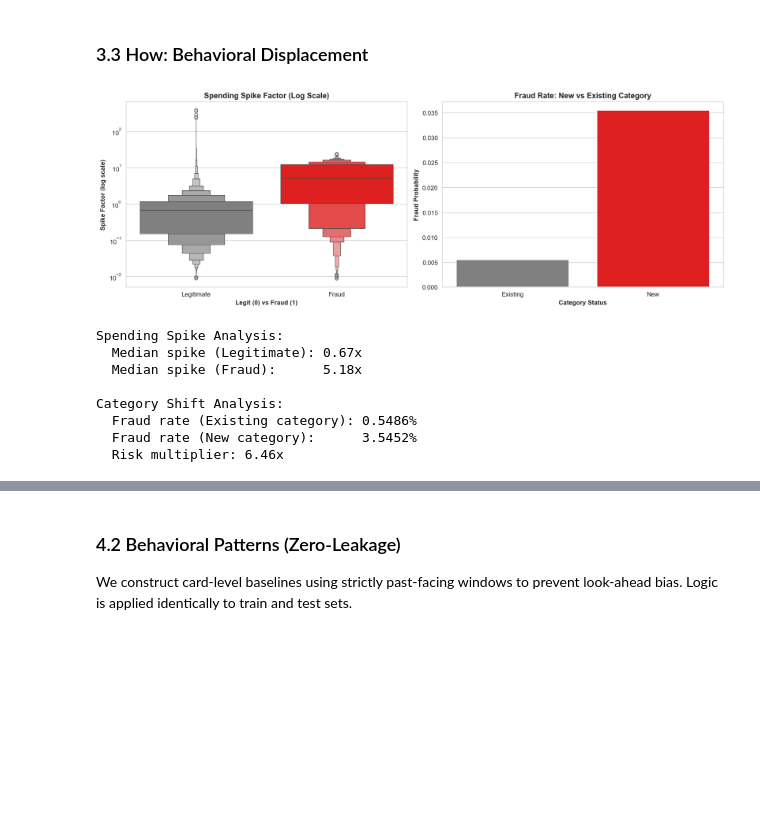
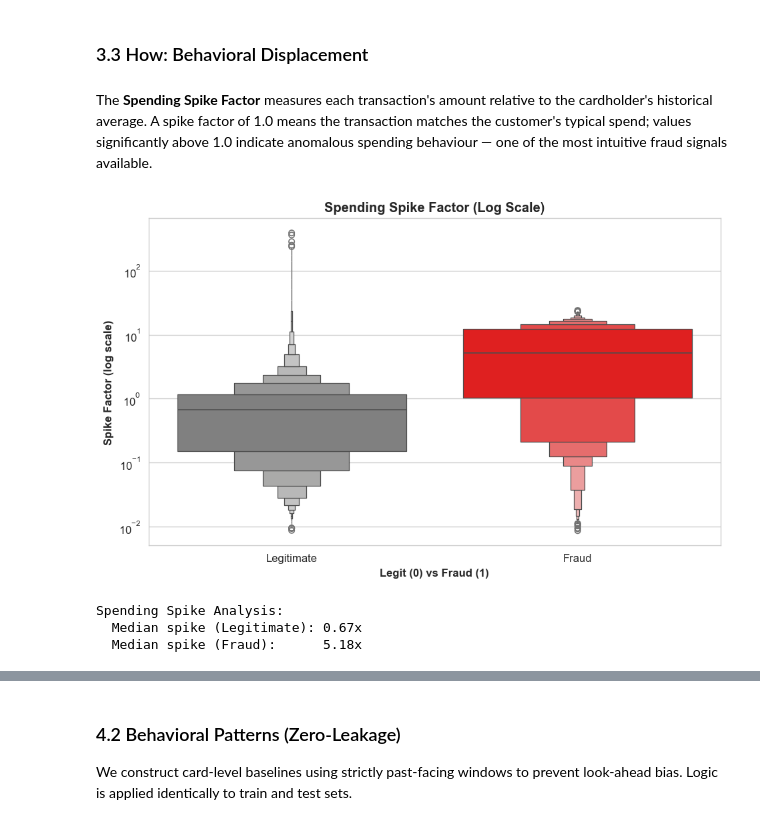
Before and after one commit to MachineheadLearning/fraud-forensics-pipeline, a Jupyter notebook: notebooks/analysis.ipynb, the cells around one changed output, grey strips where cells are left out. Saved outputs shown, nothing was run; the diff lists cells and outputs as text; code cells hidden in the pictures; blank space fills up the shorter version.

```diff
--- a/notebooks/analysis.ipynb
+++ b/notebooks/analysis.ipynb
@@ -202,59 +257,30 @@ Top 10 Highest-Risk Age-Category Combinations:
 # %% [markdown]
 ### 3.3 How: Behavioral Displacement
+# %% [markdown]
+The **Spending Spike Factor** measures each transaction's amount relative to the cardholder's historical average. A spike factor of 1.0 means the transaction matches the customer's typical spend; values significantly above 1.0 indicate anomalous spending behaviour — one of the most intuitive fraud signals available.
 # %%
-
 # Spending spike factor: transaction amount relative to cardholder average
 train_df['avg_card_amt'] = train_df.groupby('cc_num')['amt'].transform('mean')
 train_df['spike_factor'] = train_df['amt'] / train_df['avg_card_amt']
 
-# Category shift: flag first-time category usage per cardholder
-train_df = train_df.sort_values(['cc_num', 'trans_date_trans_time'])
-train_df['cat_cumcount'] = train_df.groupby(['cc_num', 'category']).cumcount()
-train_df['is_new_category'] = train_df['cat_cumcount'] == 0
-
-# Side-by-side visualization
-fig, axes = plt.subplots(1, 2, figsize=(14, 5))
-
-# Left: Spending Spike (Boxenplot, Log Scale)
+fig, ax = plt.subplots(figsize=(8, 5))
 sns.boxenplot(
     data=train_df, x='is_fraud', y='spike_factor',
-    ax=axes[0], palette=['grey', 'red']
+    ax=ax, palette=['grey', 'red']
 )
-axes[0].set_yscale('log')
-axes[0].set_title('Spending Spike Factor (Log Scale)', fontsize=12, fontweight='bold')
-axes[0].set_xlabel('Legit (0) vs Fraud (1)', fontsize=10, fontweight='bold')
-axes[0].set_ylabel('Spike Factor (log scale)', fontsize=10, fontweight='bold')
-axes[0].set_xticklabels(['Legitimate', 'Fraud'])
-
-# Right: Category Shift (Barplot)
-category_fraud_rate = train_df.groupby('is_new_category')['is_fraud'].mean()
-sns.barplot(
-    x=[False, True], y=category_fraud_rate.values,
-    ax=axes[1], palette=['grey', 'red']
-)
-axes[1].set_title('Fraud Rate: New vs Existing Category', fontsize=12, fontweight='bold')
-axes[1].set_xlabel('Category Status', fontsize=10, fontweight='bold')
-axes[1].set_ylabel('Fraud Probability', fontsize=10, fontweight='bold')
-axes[1].set_xticklabels(['Existing', 'New'])
-
+ax.set_yscale('log')
+ax.set_title('Spending Spike Factor (Log Scale)', fontsize=12, fontweight='bold')
+ax.set_xlabel('Legit (0) vs Fraud (1)', fontsize=10, fontweight='bold')
+ax.set_ylabel('Spike Factor (log scale)', fontsize=10, fontweight='bold')
+ax.set_xticklabels(['Legitimate', 'Fraud'])
 plt.tight_layout()
 plt.show()
 
-# Print statistics
 print('Spending Spike Analysis:')
 print(f'  Median spike (Legitimate): {train_df[train_df["is_fraud"] == 0]["spike_factor"].median():.2f}x')
 print(f'  Median spike (Fraud):      {train_df[train_df["is_fraud"] == 1]["spike_factor"].median():.2f}x')
-print(f'\nCategory Shift Analysis:')
-print(f'  Fraud rate (Existing category): {category_fraud_rate[False]:.4%}')
-print(f'  Fraud rate (New category):      {category_fraud_rate[True]:.4%}')
-print(f'  Risk multiplier: {category_fraud_rate[True] / category_fraud_rate[False]:.2f}x')
 # %% [output]
-[figure, old version]
+[figure, new version]
 Spending Spike Analysis:
   Median spike (Legitimate): 0.67x
   Median spike (Fraud):      5.18x
-
-Category Shift Analysis:
-  Fraud rate (Existing category): 0.5486%
-  Fraud rate (New category):      3.5452%
-  Risk multiplier: 6.46x
```
Also changed, not shown: parts of 59 cells of this notebook, 4 other files.
